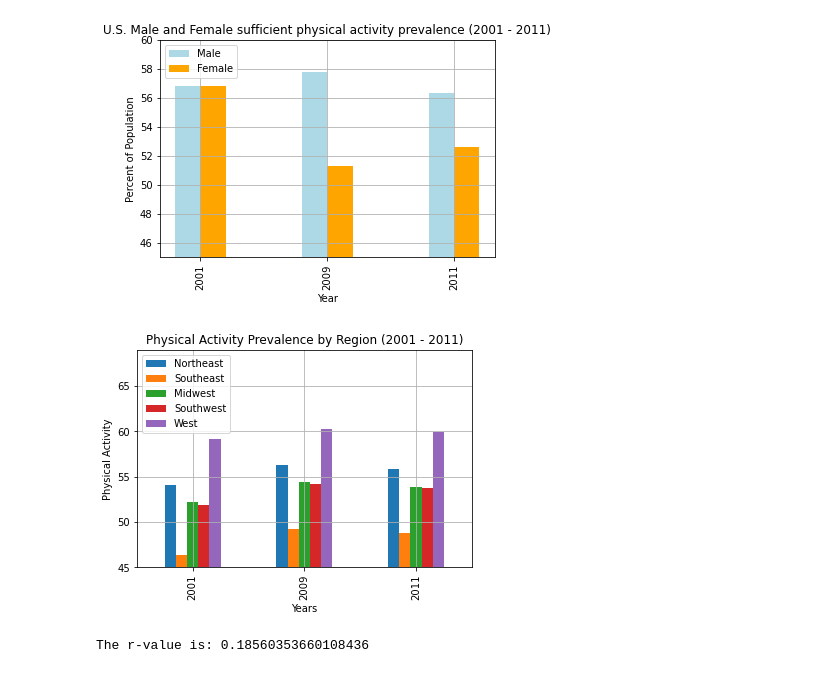
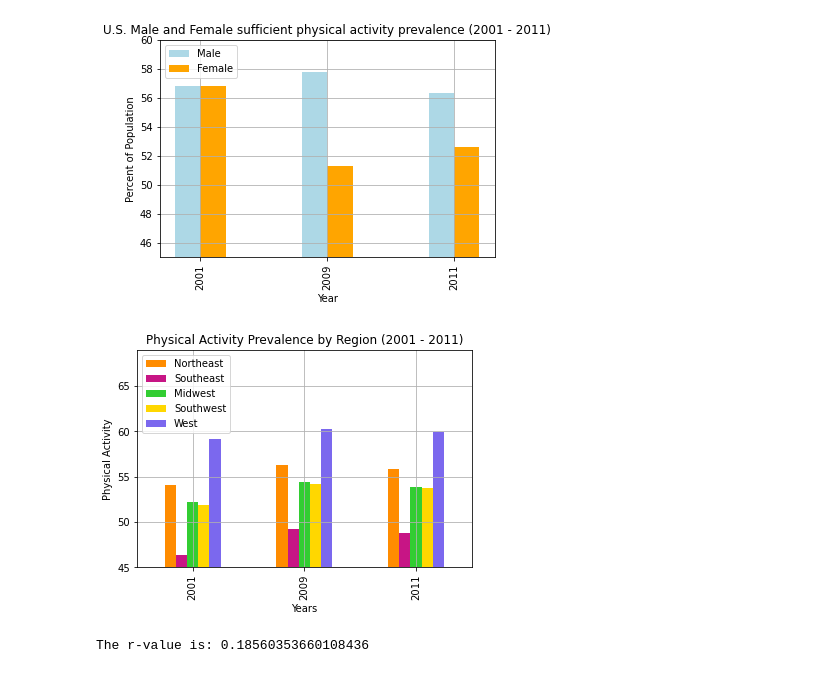
Before and after one commit to Mvillarreal88/State-of-Survival, a Jupyter notebook: visualizations.ipynb, the cells around one changed output. Drawn from its saved outputs; the diff is of its cells as text; code cells hidden in the pictures.

```diff
--- a/visualizations.ipynb
+++ b/visualizations.ipynb
@@ -380,35 +389,35 @@ PA_by_region = pd.DataFrame({
     "Midwest": mw_mean,
     "Southwest": sw_mean,
     "West": we_mean
 })
 
 PA_by_region = PA_by_region.transpose()
 
 PA_by_region['2001'] = ((PA_by_region['Male sufficient physical activity prevalence, 2001 (%)']
                         + PA_by_region['Female sufficient physical activity prevalence, 2001 (%)'])/2)
 PA_by_region['2009'] = ((PA_by_region['Male sufficient physical activity  prevalence, 2009 (%)']
                         + PA_by_region['Female sufficient physical activity  prevalence, 2009 (%)'])/2)
 PA_by_region['2011'] = ((PA_by_region['Male sufficient physical activity  prevalence, 2011* (%)']
                         + PA_by_region['Female sufficient physical activity  prevalence, 2011* (%)'])/2)
 
 PA_by_region = PA_by_region[['2001', '2009', '2011']]
 PA_by_region = PA_by_region.transpose()
 
 years = ['2001', '2009', '2011']
 
-PA_by_region.plot(kind='bar',ylim=(45,69))
+PA_by_region.plot(kind='bar',ylim=(45,69), color=color)
 
 
 plt.legend(loc="best")
 plt.title('Physical Activity Prevalence by Region (2001 - 2011)')
 plt.xlabel('Years')
 plt.ylabel('Physical Activity')
 
 plt.grid()
 plt.savefig('output_data/Physical Activity Prevalence by Region (2001 - 2011).png', bbox_inches='tight')
 plt.show()
 # %% [output]
-[figure, old version]
+[figure, new version]
 # %%
 # set x and y values
 x_values = state_PA_df["Difference in male sufficient physical activity prevalence, 2001-2009 (percentage points)"]
```
Also changed, not shown: parts of 2 cells of this notebook, 3 other files.
